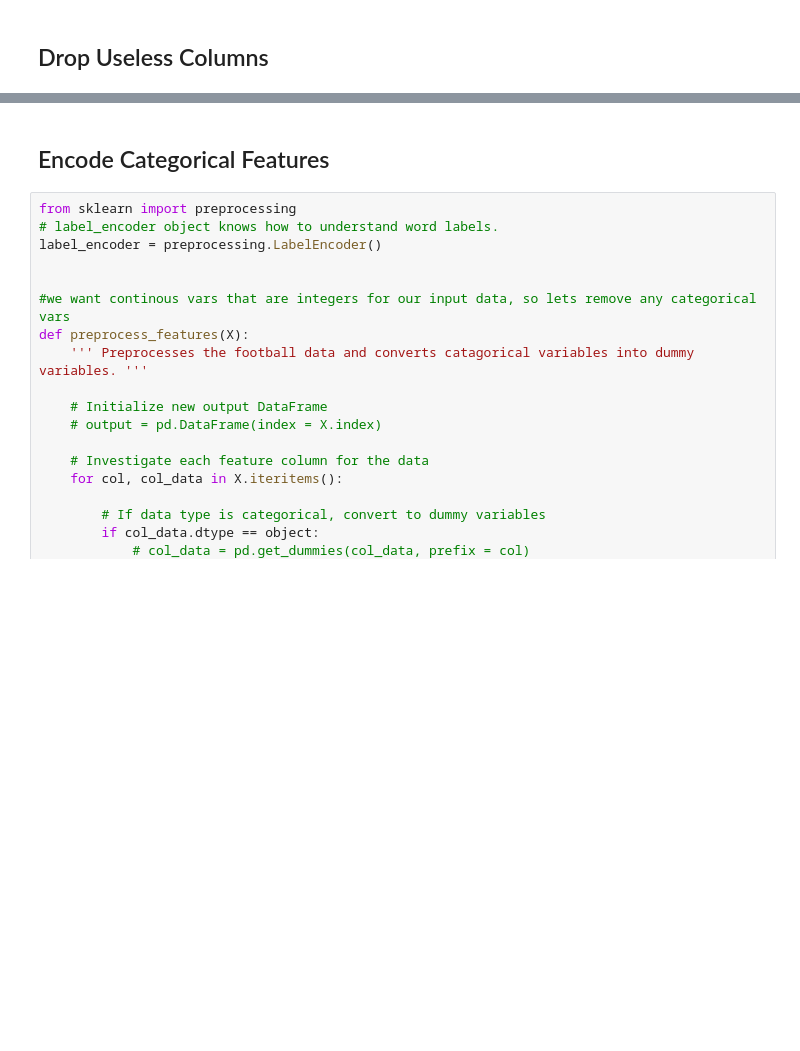
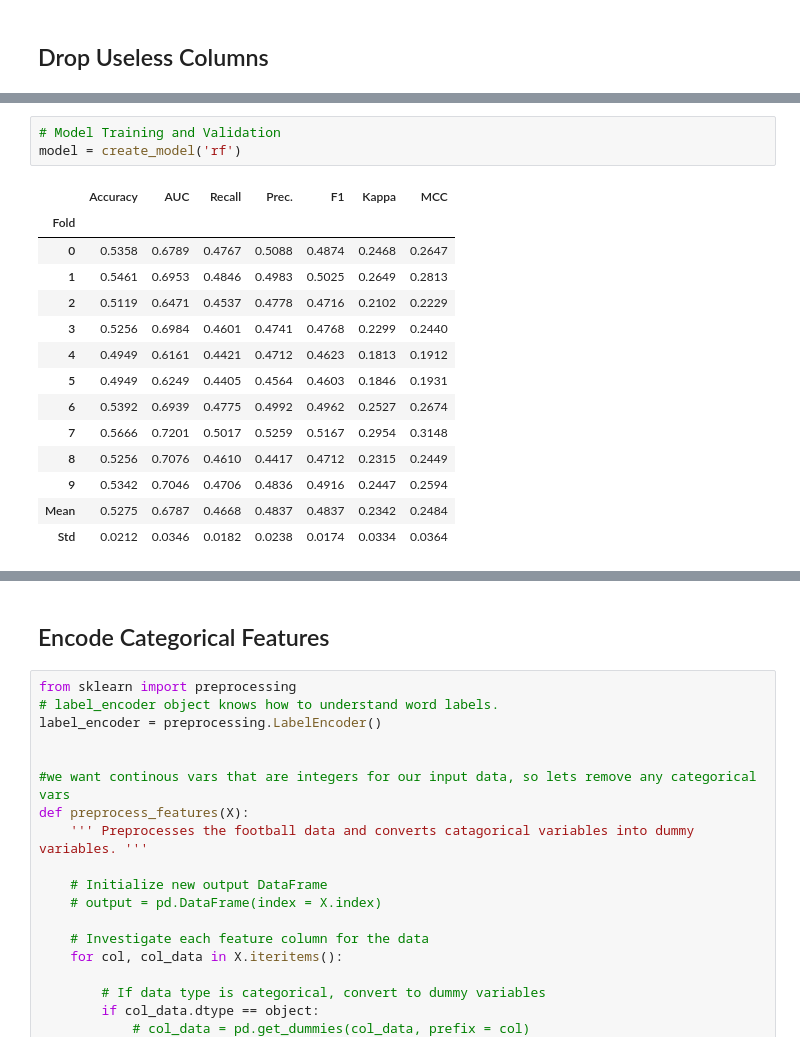
Before and after one commit to AndreaBe99/cloud-computing-project, a Jupyter notebook: CloudComputing_Project.ipynb, the cells around one changed output, grey strips where cells are left out. Cells and saved outputs as stored; diff of their text form; blank space fills up the shorter version.

```diff
--- a/CloudComputing_Project.ipynb
+++ b/CloudComputing_Project.ipynb
@@ -755,0 +826,18 @@ save_model(lr, model_name='cloud_project')
+# %%
+# Model Training and Validation
+model = create_model('rf')
+# %% [output]
+|  | Accuracy | AUC | Recall | Prec. | F1 | Kappa | MCC |
+| Fold |  |  |  |  |  |  |  |
+| 0 | 0.5358 | 0.6789 | 0.4767 | 0.5088 | 0.4874 | 0.2468 | 0.2647 |
+| 1 | 0.5461 | 0.6953 | 0.4846 | 0.4983 | 0.5025 | 0.2649 | 0.2813 |
+| 2 | 0.5119 | 0.6471 | 0.4537 | 0.4778 | 0.4716 | 0.2102 | 0.2229 |
+| 3 | 0.5256 | 0.6984 | 0.4601 | 0.4741 | 0.4768 | 0.2299 | 0.2440 |
+| 4 | 0.4949 | 0.6161 | 0.4421 | 0.4712 | 0.4623 | 0.1813 | 0.1912 |
+| 5 | 0.4949 | 0.6249 | 0.4405 | 0.4564 | 0.4603 | 0.1846 | 0.1931 |
+| 6 | 0.5392 | 0.6939 | 0.4775 | 0.4992 | 0.4962 | 0.2527 | 0.2674 |
+| 7 | 0.5666 | 0.7201 | 0.5017 | 0.5259 | 0.5167 | 0.2954 | 0.3148 |
+| 8 | 0.5256 | 0.7076 | 0.4610 | 0.4417 | 0.4712 | 0.2315 | 0.2449 |
+| 9 | 0.5342 | 0.7046 | 0.4706 | 0.4836 | 0.4916 | 0.2447 | 0.2594 |
+| Mean | 0.5275 | 0.6787 | 0.4668 | 0.4837 | 0.4837 | 0.2342 | 0.2484 |
+| Std | 0.0212 | 0.0346 | 0.0182 | 0.0238 | 0.0174 | 0.0334 | 0.0364 |
```
Also changed, not shown: parts of 21 cells of this notebook, 6 other files.
